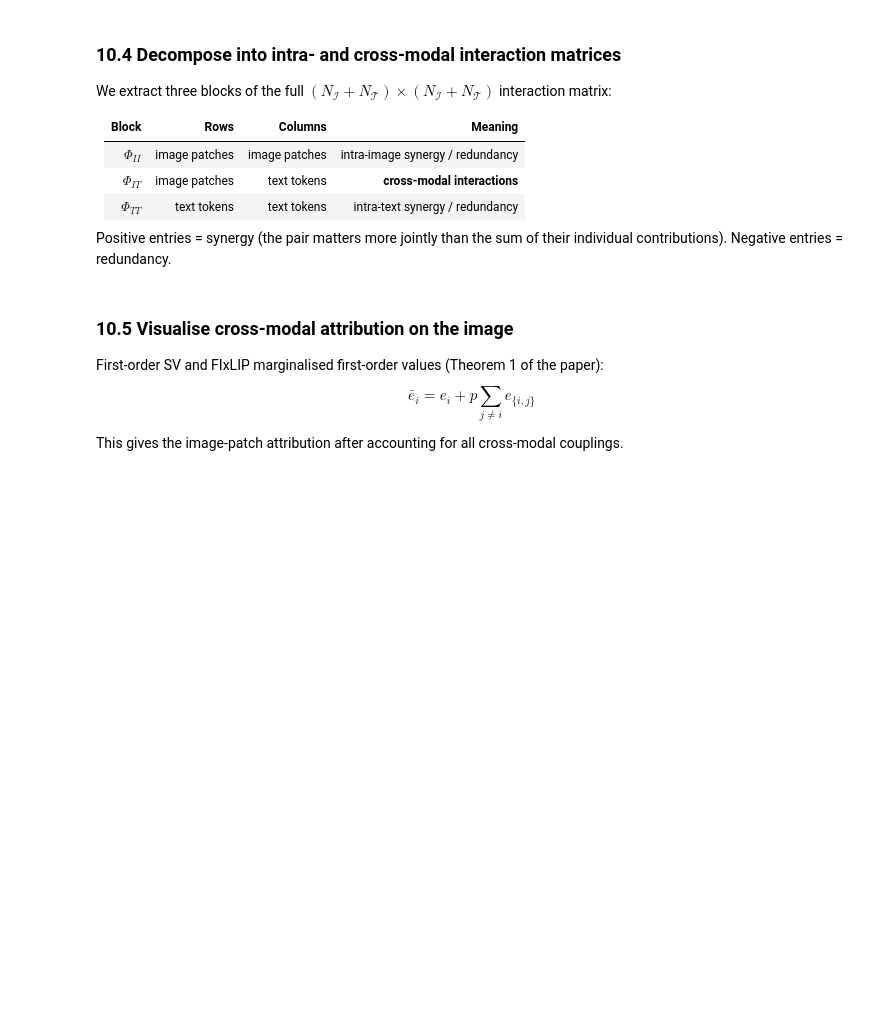
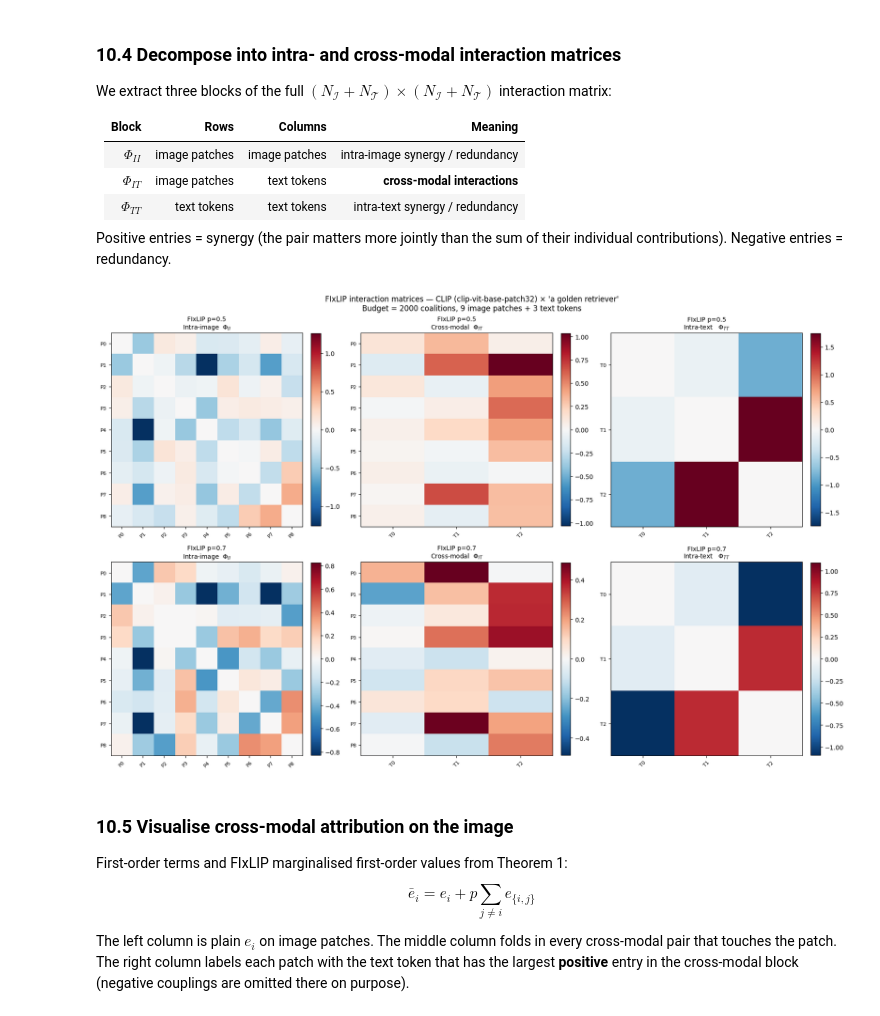
Before and after one commit to S2k-1/shapiq, a Jupyter notebook: src/shapiq/vision/tutorials/tutorial_02_interactions_and_fixlip.ipynb, the cells around one changed output. Cells and saved outputs as stored; diff of their text form; code cells hidden in the pictures; blank space fills up the shorter version.

```diff
--- a/src/shapiq/vision/tutorials/tutorial_02_interactions_and_fixlip.ipynb
+++ b/src/shapiq/vision/tutorials/tutorial_02_interactions_and_fixlip.ipynb
@@ -353,7 +359,6 @@ from __future__ import annotations
 
 import numpy as np
 import torch
-import torch.nn.functional as F
 from PIL import Image
 from transformers import CLIPModel, CLIPProcessor
 
@@ -361,15 +366,19 @@ CLIP_ID = "openai/clip-vit-base-patch32"
 clip_processor = CLIPProcessor.from_pretrained(CLIP_ID)
 clip_model = CLIPModel.from_pretrained(CLIP_ID).eval().to(device)
 
-TEXT_PROMPT = "a tabby cat"
+# Same golden-retriever photo as in section 1. Match the caption so CLIP has a clear target.
+TEXT_PROMPT = "a golden retriever"
 print(f"Model: {CLIP_ID}")
 print(f"Text prompt: {TEXT_PROMPT!r}")
 
-# Verify model sees the image correctly
+# Sanity check: CLIP should prefer the matching caption over a mismatched one.
 inputs = clip_processor(
-    text=[TEXT_PROMPT, "a dog"], images=Image.fromarray(image), return_tensors="pt", padding=True
+    text=[TEXT_PROMPT, "a tabby cat"],
+    images=Image.fromarray(image),
+    return_tensors="pt",
+    padding=True,
 ).to(device)
 with torch.no_grad():
     out = clip_model(**inputs)
     probs = out.logits_per_image.softmax(dim=-1)[0].cpu().numpy()
-print(f"Zero-shot probabilities — cat: {probs[0]:.2%}, dog: {probs[1]:.2%}")
+print(f"Zero-shot: retriever {probs[0]:.2%}, tabby cat {probs[1]:.2%}")
@@ -562,7 +630,7 @@ def interaction_matrix(iv, n: int) -> np.ndarray:
     mat = np.zeros((n, n))
     for i in range(n):
         for j in range(i + 1, n):
-            val = iv.get((i, j), 0.0)
+            val = iv[(i, j)]
             mat[i, j] = val
             mat[j, i] = val
     return mat
@@ -578,40 +646,42 @@ x_labels_t = [f"T{j}" for j in range(n_t)]
 
 for row_idx, (label, iv) in enumerate(fixlip_results.items()):
     M = interaction_matrix(iv, N_PLAYERS_FIXLIP)
     I_idx = list(range(n_i))
     T_idx = list(range(n_i, n_i + n_t))
 
     for col_idx, (block_mat, title, xl, yl) in enumerate(
         [
             (block(M, I_idx, I_idx), r"Intra-image  $\Phi_{II}$", x_labels_i, x_labels_i),
             (block(M, I_idx, T_idx), r"Cross-modal  $\Phi_{IT}$", x_labels_t, x_labels_i),
             (block(M, T_idx, T_idx), r"Intra-text   $\Phi_{TT}$", x_labels_t, x_labels_t),
         ]
     ):
         ax = axes[row_idx, col_idx]
         v = max(abs(block_mat.min()), abs(block_mat.max())) + 1e-9
         im = ax.imshow(block_mat, cmap="RdBu_r", vmin=-v, vmax=v, aspect="auto")
         ax.set_title(f"FIxLIP {label}\n{title}", fontsize=10)
         ax.set_xticks(range(len(xl)))
         ax.set_xticklabels(xl, rotation=45, fontsize=8)
         ax.set_yticks(range(len(yl)))
         ax.set_yticklabels(yl, fontsize=8)
         plt.colorbar(im, ax=ax, fraction=0.046, pad=0.04)
 
 plt.suptitle(
     f"FIxLIP interaction matrices — CLIP ({CLIP_ID.split('/')[-1]}) × '{TEXT_PROMPT}'\n"
     f"Budget = {BUDGET} coalitions, 9 image patches + {n_t} text tokens",
     fontsize=12,
 )
 plt.tight_layout()
 plt.show()
+# %% [output]
+[figure, added]
 # %% [markdown]
 ### 10.5  Visualise cross-modal attribution on the image
 
-First-order SV and FIxLIP marginalised first-order values (Theorem 1 of the paper):
+First-order terms and FIxLIP marginalised first-order values from Theorem 1:
 $$\bar{e}_i = e_i + p \sum_{j \neq i} e_{\{i,j\}}$$
 
-This gives the image-patch attribution after accounting for all cross-modal couplings.
+The left column is plain $e_i$ on image patches. The middle column folds in every cross-modal pair that touches the patch. The right column labels each patch with the text token that has the largest **positive** entry in the cross-modal block (negative couplings are omitted there on purpose).
 # %%
 def marginalised_first_order(iv, player_idx: list[int], p: float, n_players: int) -> np.ndarray:
     """Theorem 1: marginalised attribution for a subset of players."""
```
Also changed, not shown: parts of 22 cells of this notebook.
